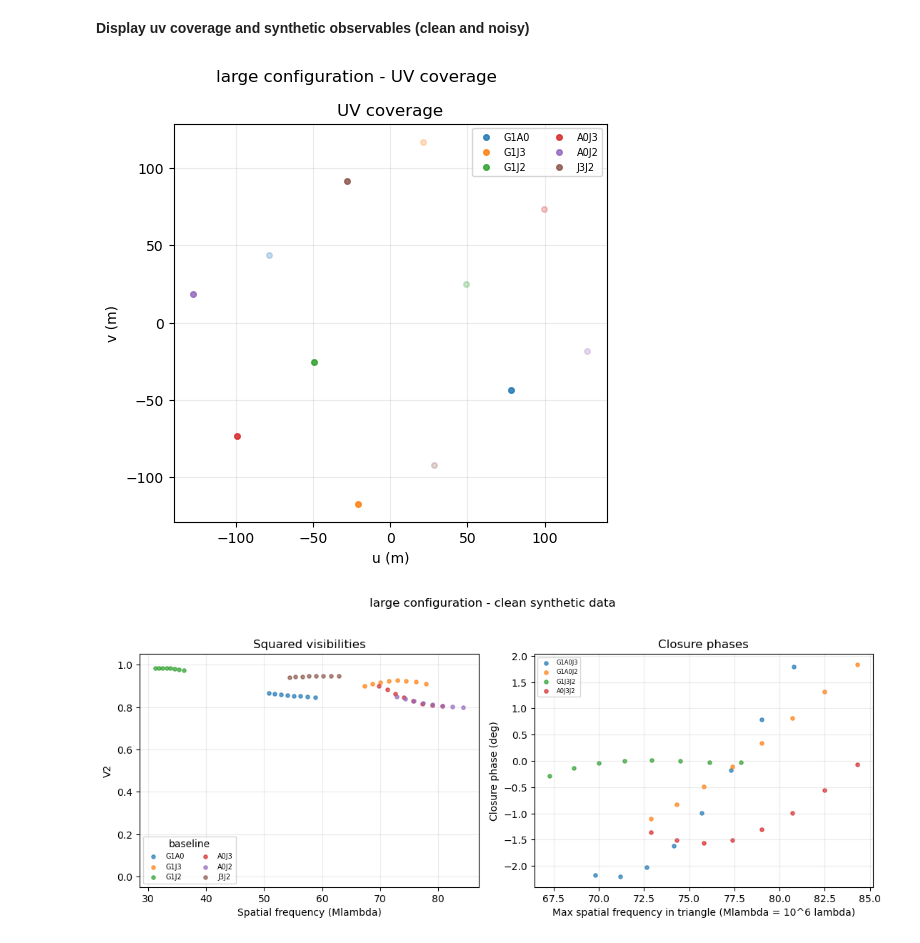
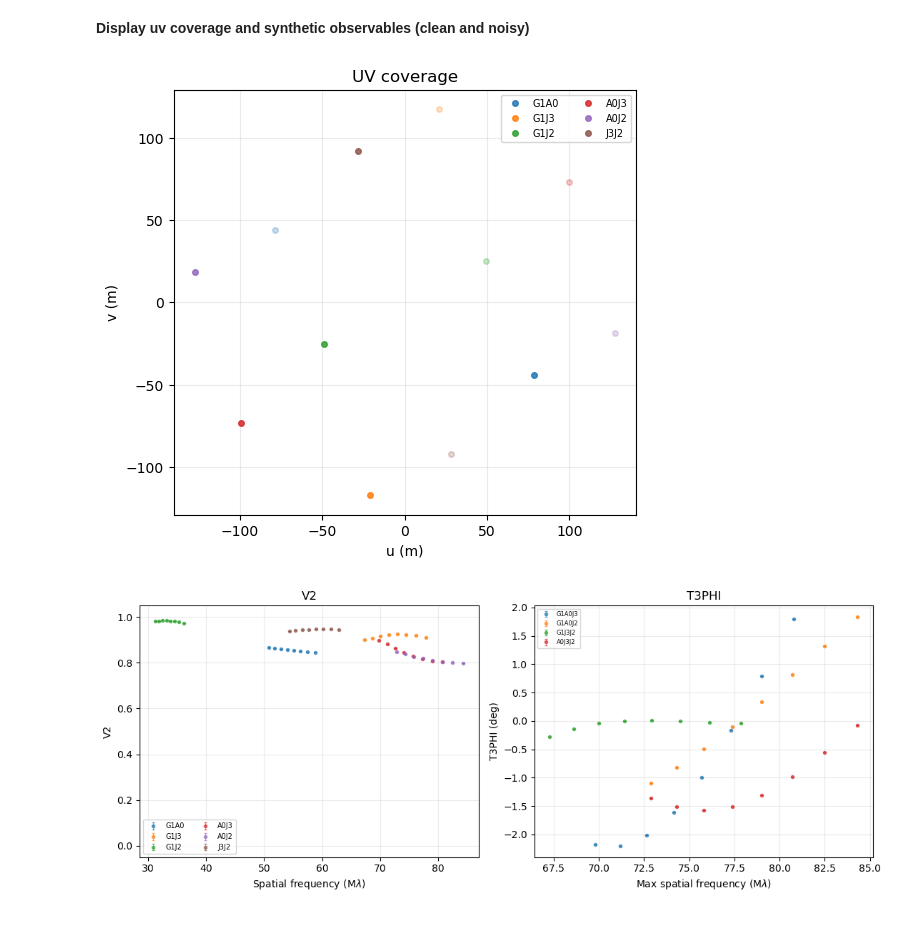
Before and after one commit to robert-klement/PMOIRED_tutorial_binary_fitting, a Jupyter notebook: simulating_binary_data_tutorial.ipynb, the cells around one changed output. Cells and saved outputs as stored; diff of their text form; code cells hidden in the pictures.

```diff
--- a/simulating_binary_data_tutorial.ipynb
+++ b/simulating_binary_data_tutorial.ipynb
@@ -134,7 +134,7 @@ Model: {'A,ud': 0.5, 'A,f': 1.0, 'B,ud': 0.1, 'B,f': 0.03, 'B,x': -4.5, 'B,y': -
 _baseline_colors = ['tab:blue', 'tab:orange', 'tab:green', 'tab:red', 'tab:purple', 'tab:brown']
 _triangle_colors = ['tab:blue', 'tab:orange', 'tab:green', 'tab:red']
 
-def plot_uv(data, title):
+def plot_uv(data):
     fig, ax = plt.subplots(1, 1, figsize=(5.6, 5.2))
     for i, (baseline, d) in enumerate(data['OI_VIS2'].items()):
         color = _baseline_colors[i % len(_baseline_colors)]
@@ -146,11 +146,10 @@ def plot_uv(data, title):
     ax.set_title('UV coverage')
     ax.grid(alpha=0.25)
     ax.legend(fontsize=7, ncol=2)
-    fig.suptitle(title, y=0.98)
     fig.tight_layout()
     plt.show()
 
-def plot_v2_t3phi(data, title, with_errors=False):
+def plot_v2_t3phi(data, with_errors=True):
     fig, axes = plt.subplots(1, 2, figsize=(11.2, 4.5))
 
     # -- V2
@@ -167,12 +166,12 @@ def plot_v2_t3phi(data, title, with_errors=False):
         else:
             axes[0].scatter(x, y, s=14, alpha=0.7, color=color, label=baseline)
 
-    axes[0].set_xlabel('Spatial frequency (Mlambda)')
+    axes[0].set_xlabel('Spatial frequency (M$\lambda$)')
     axes[0].set_ylabel('V2')
     axes[0].set_ylim(-0.05, 1.05)
-    axes[0].set_title('Squared visibilities')
+    axes[0].set_title('V2')
     axes[0].grid(alpha=0.25)
-    axes[0].legend(fontsize=7, ncol=2, title='baseline')
+    axes[0].legend(fontsize=7, ncol=2)
 
     # -- T3PHI: use the 4-color list directly (one color per triangle)
     for i, (tri, d) in enumerate(data['OI_T3'].items()):
@@ -198,39 +197,37 @@ def plot_v2_t3phi(data, title, with_errors=False):
             )
         else:
             axes[1].scatter(x, y, s=14, alpha=0.7, color=color, label=label)
 
-    axes[1].set_xlabel('Max spatial frequency in triangle (Mlambda = 10^6 lambda)')
-    axes[1].set_ylabel('Closure phase (deg)')
-    axes[1].set_title('Closure phases')
+    axes[1].set_xlabel('Max spatial frequency (M$\lambda$)')
+    axes[1].set_ylabel('T3PHI (deg)')
+    axes[1].set_title('T3PHI')
     axes[1].grid(alpha=0.25)
     axes[1].legend(fontsize=6, loc='best')
 
-    fig.suptitle(title, y=1.03)
     fig.tight_layout()
     plt.show()
 
 cfg_name = selected_configs[0]
 clean = sim_data[cfg_name]['clean']
 noisy_setups = sim_data[cfg_name]['noisy_setups']
 
 # -- plot UV coverage once
-plot_uv(clean, f'{cfg_name} configuration - UV coverage')
+plot_uv(clean)
 
 # -- clean reference
-plot_v2_t3phi(clean, f'{cfg_name} configuration - clean synthetic data', with_errors=False)
+plot_v2_t3phi(clean, with_errors=True)
 
 # -- then plot all three noisy setups
 label_map = {
     'less_noisy': 'less noisy',
     'noisy': 'noisy',
     'more_noisy': 'more noisy',
 }
 for key in ['less_noisy', 'noisy', 'more_noisy']:
     plot_v2_t3phi(
         noisy_setups[key],
-        f'{cfg_name} configuration - {label_map[key]}',
         with_errors=True,
     )
 # %% [output]
-[figure, old version]
+[figure, new version]
-[figure, old version]
+[figure, new version]
```
Also changed, not shown: parts of 1 cell of this notebook, 1 other file.
